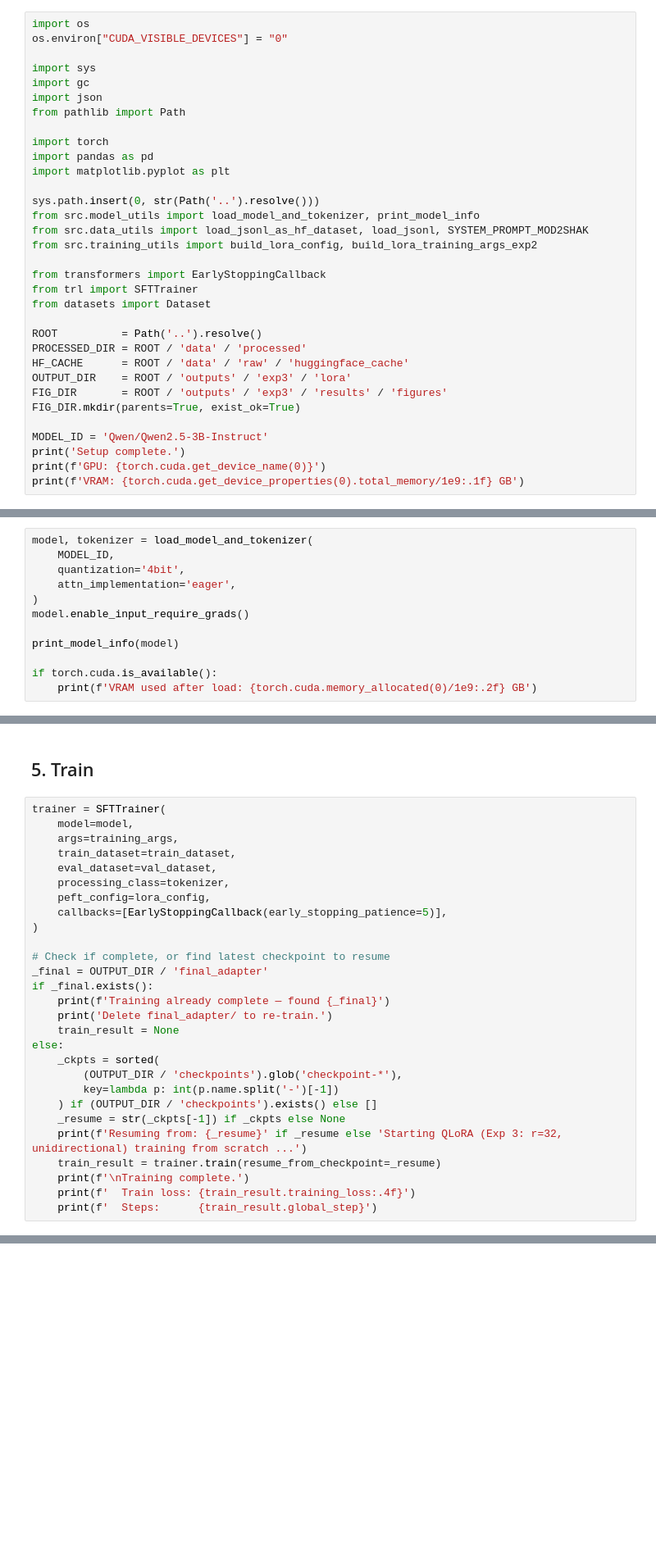
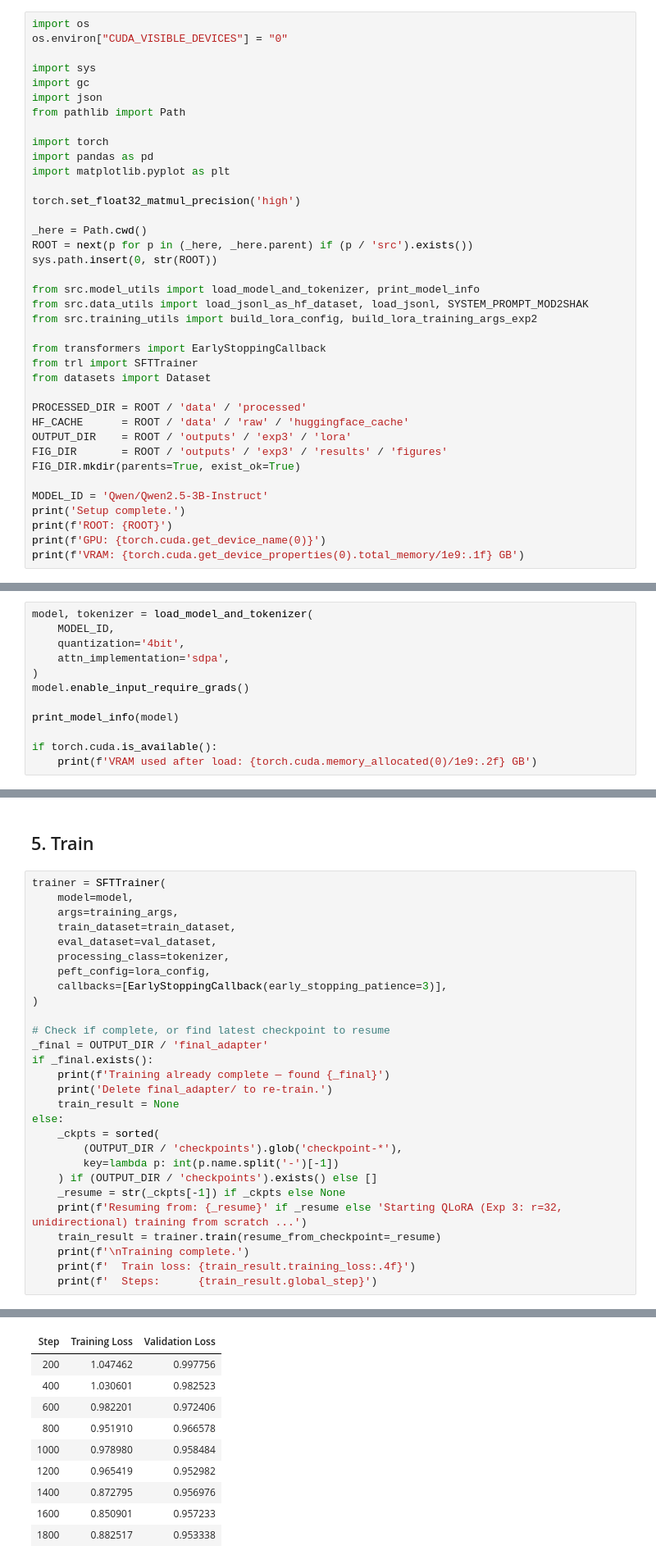
Before and after one commit to Prateeek73/Mormon-NLT, a Jupyter notebook: notebooks/04_exp3_lora_training.ipynb, the cells around one changed output, grey strips where cells are left out. Shown at 82% size. Cells and saved outputs as stored; diff of their text form; blank space fills up the shorter version.

```diff
--- a/notebooks/04_exp3_lora_training.ipynb
+++ b/notebooks/04_exp3_lora_training.ipynb
@@ -21,7 +21,12 @@ import torch
 import pandas as pd
 import matplotlib.pyplot as plt
 
-sys.path.insert(0, str(Path('..').resolve()))
+torch.set_float32_matmul_precision('high')
+
+_here = Path.cwd()
+ROOT = next(p for p in (_here, _here.parent) if (p / 'src').exists())
+sys.path.insert(0, str(ROOT))
+
 from src.model_utils import load_model_and_tokenizer, print_model_info
 from src.data_utils import load_jsonl_as_hf_dataset, load_jsonl, SYSTEM_PROMPT_MOD2SHAK
 from src.training_utils import build_lora_config, build_lora_training_args_exp2
@@ -30,7 +35,6 @@ from transformers import EarlyStoppingCallback
 from trl import SFTTrainer
 from datasets import Dataset
 
-ROOT          = Path('..').resolve()
 PROCESSED_DIR = ROOT / 'data' / 'processed'
 HF_CACHE      = ROOT / 'data' / 'raw' / 'huggingface_cache'
 OUTPUT_DIR    = ROOT / 'outputs' / 'exp3' / 'lora'
@@ -39,5 +43,6 @@ FIG_DIR.mkdir(parents=True, exist_ok=True)
 
 MODEL_ID = 'Qwen/Qwen2.5-3B-Instruct'
 print('Setup complete.')
+print(f'ROOT: {ROOT}')
 print(f'GPU: {torch.cuda.get_device_name(0)}')
 print(f'VRAM: {torch.cuda.get_device_properties(0).total_memory/1e9:.1f} GB')
@@ -78,7 +101,7 @@ print('Val:                   ', val_dataset)
 model, tokenizer = load_model_and_tokenizer(
     MODEL_ID,
     quantization='4bit',
-    attn_implementation='eager',
+    attn_implementation='sdpa',
 )
 model.enable_input_require_grads()
 
@@ -123,7 +165,7 @@ trainer = SFTTrainer(
     eval_dataset=val_dataset,
     processing_class=tokenizer,
     peft_config=lora_config,
-    callbacks=[EarlyStoppingCallback(early_stopping_patience=5)],
+    callbacks=[EarlyStoppingCallback(early_stopping_patience=3)],
 )
 
 # Check if complete, or find latest checkpoint to resume
@@ -143,3 +185,4 @@ else:
     print(f'\nTraining complete.')
     print(f'  Train loss: {train_result.training_loss:.4f}')
     print(f'  Steps:      {train_result.global_step}')
+# %% [output]
@@ -145,0 +192,10 @@ else:
+| Step | Training Loss | Validation Loss |
+| 200 | 1.047462 | 0.997756 |
+| 400 | 1.030601 | 0.982523 |
+| 600 | 0.982201 | 0.972406 |
+| 800 | 0.951910 | 0.966578 |
+| 1000 | 0.978980 | 0.958484 |
+| 1200 | 0.965419 | 0.952982 |
+| 1400 | 0.872795 | 0.956976 |
+| 1600 | 0.850901 | 0.957233 |
+| 1800 | 0.882517 | 0.953338 |
```
Also changed, not shown: parts of 11 cells of this notebook, 4 other files.
